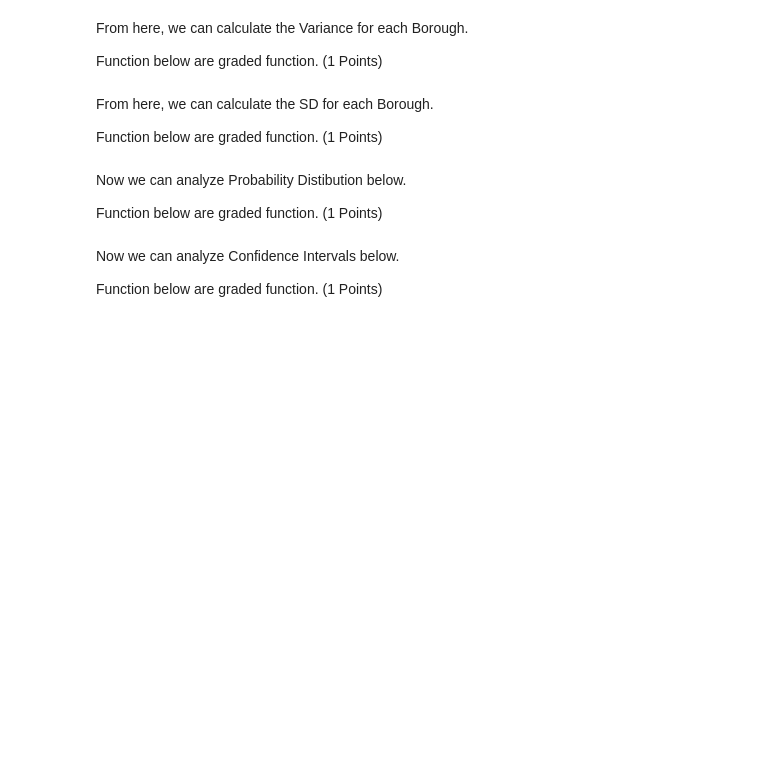
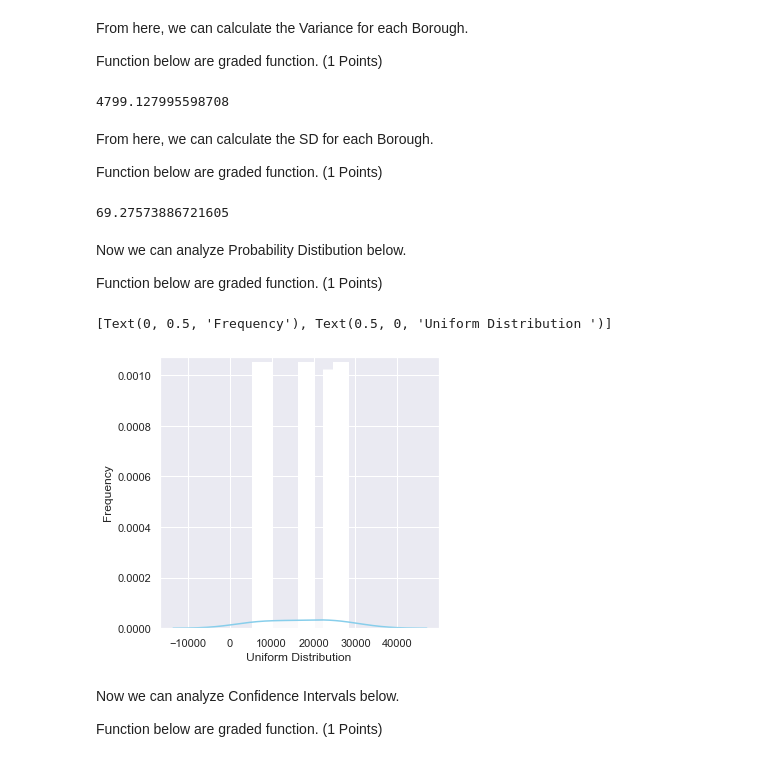
Before and after one commit to pramudityad/h8-48, a Jupyter notebook: Assignment2-201022-113431(1).ipynb, the cells around one changed output. Cells and saved outputs as stored; diff of their text form; code cells hidden in the pictures; blank space fills up the shorter version.

```diff
--- a/Assignment2-201022-113431(1).ipynb
+++ b/Assignment2-201022-113431(1).ipynb
@@ -70,4 +72,5 @@ Get your NYC property data from [here](https://www.kaggle.com/new-york-city/nyc-
 # %%
 # Load your dataset here
+df = pd.read_csv('nyc-rolling-sales.csv')
 
 print ('Data read into a pandas dataframe!')
@@ -89,3 +115,5 @@ To view the dimensions of the dataframe, we use the `.shape` parameter. Expected
 According to this official page, Ease-ment is "is a right, such as a right of way, which allows an entity to make limited use of another’s real property. For example: MTA railroad tracks that run across a portion of another property". Also, the Unnamed column is not mentioned and was likely used for iterating through records. So, those two columns are removed for now.
 # %%
 # Drop 'Unnamed: 0' and 'EASE-MENT' features using .drop function
+df.drop(['Unnamed: 0','EASE-MENT'], axis=1, inplace=True)
+df.head()
@@ -194,0 +307,4 @@ Name: BOROUGH, dtype: int64
+# %%
+print('uniqe value ',df['BOROUGH'].unique())
+df1 = df['BOROUGH'].groupby(df['BOROUGH']).value_counts()
+df1
@@ -238,34 +402,61 @@ From here, we can calculate the Variance for each Borough.
 Function below are graded function. (1 Points)
 # %%
 # Write your function below
-
+df3.var()
 # Graded-Funtion Begin (~1 Lines)
 
 # Graded-Funtion End
+# %% [output]
+4799.127995598708
 # %% [markdown]
 From here, we can calculate the SD for each Borough.
 
 Function below are graded function. (1 Points)
 # %%
 # Write your function below
-
+df3.std()
 # Graded-Funtion Begin (~1 Lines)
 
 # Graded-Funtion End
+# %% [output]
+69.27573886721605
 # %% [markdown]
 Now we can analyze Probability Distibution below.
 
 Function below are graded function. (1 Points)
+# %%
+# for inline plots in jupyter
+%matplotlib inline
+# import matplotlib
+import matplotlib.pyplot as plt
+# for latex equations
+from IPython.display import Math, Latex
+# for displaying images
+from IPython.core.display import Image
+# import seaborn
+import seaborn as sns
+# settings for seaborn plotting style
+sns.set(color_codes=True)
+# settings for seaborn plot sizes
+sns.set(rc={'figure.figsize':(5,5)})
 # %%
 # Write your function below
 
 # Graded-Funtion Begin
-
+ax = sns.distplot(df1,
+                  bins=100,
+                  kde=True,
+                  color='skyblue',
+                  hist_kws={"linewidth": 15,'alpha':1})
+ax.set(xlabel='Uniform Distribution ', ylabel='Frequency')
 
 
 
 
 # Graded-Funtion End
+# %% [output]
+[Text(0, 0.5, 'Frequency'), Text(0.5, 0, 'Uniform Distribution ')]
+[figure, added]
 # %% [markdown]
 Now we can analyze Confidence Intervals below.
 
```
Also changed, not shown: parts of 34 cells of this notebook, 2 other files.
